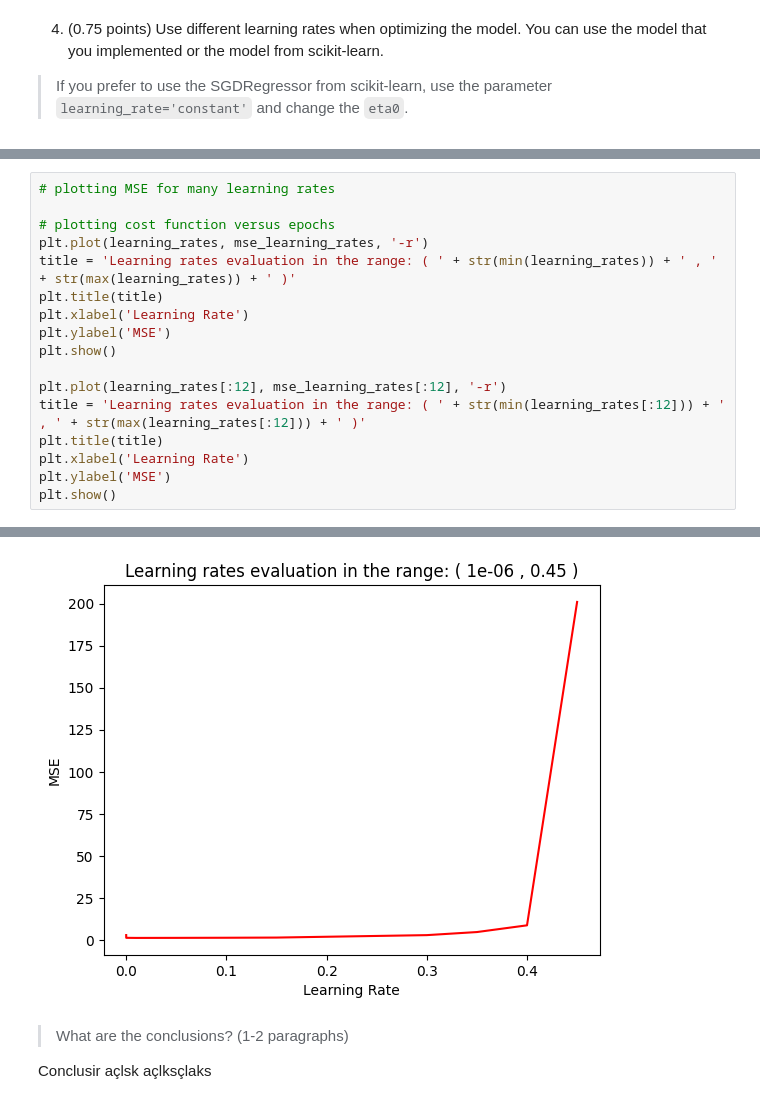
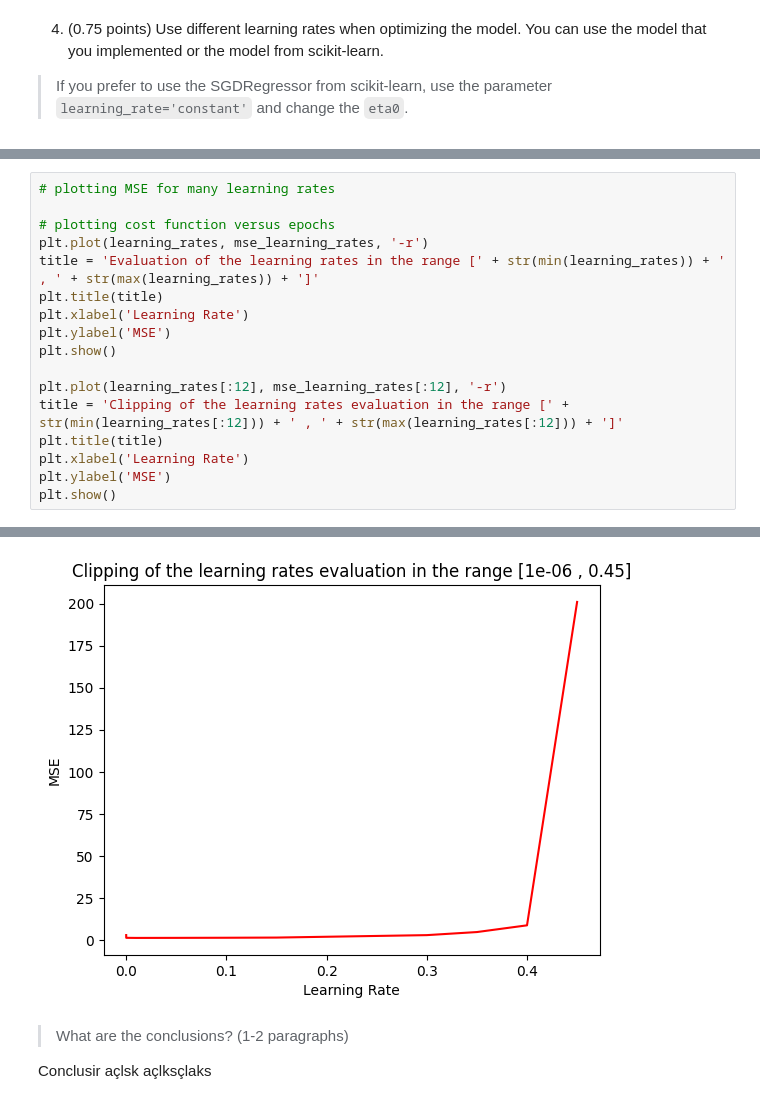
Before and after one commit to rubenscp/MO444-MC886-Tarefas, a Jupyter notebook: Tarefa 02/T2_Classical_Techniques by Rubens.ipynb, the cells around one changed output, grey strips where cells are left out. Cells and saved outputs as stored; diff of their text form.

```diff
--- a/Tarefa 02/T2_Classical_Techniques by Rubens.ipynb
+++ b/Tarefa 02/T2_Classical_Techniques by Rubens.ipynb
@@ -664,14 +664,14 @@ learning_rate: 4.000000 - mse: 1.2742819552071761e+26
 
 # plotting cost function versus epochs
 plt.plot(learning_rates, mse_learning_rates, '-r')
-title = 'Learning rates evaluation in the range: ( ' + str(min(learning_rates)) + ' , ' + str(max(learning_rates)) + ' )'
+title = 'Evaluation of the learning rates in the range [' + str(min(learning_rates)) + ' , ' + str(max(learning_rates)) + ']'
 plt.title(title)
 plt.xlabel('Learning Rate')
 plt.ylabel('MSE')
 plt.show()
 
 plt.plot(learning_rates[:12], mse_learning_rates[:12], '-r')
-title = 'Learning rates evaluation in the range: ( ' + str(min(learning_rates[:12])) + ' , ' + str(max(learning_rates[:12])) + ' )'
+title = 'Clipping of the learning rates evaluation in the range [' + str(min(learning_rates[:12])) + ' , ' + str(max(learning_rates[:12])) + ']'
 plt.title(title)
 plt.xlabel('Learning Rate')
 plt.ylabel('MSE')
@@ -681,4 +681,4 @@ plt.show()
-[figure, old version]
+[figure, new version]
 # %% [markdown]
 > What are the conclusions? (1-2 paragraphs)
 
```
Also changed, not shown: parts of 1 cell of this notebook.
